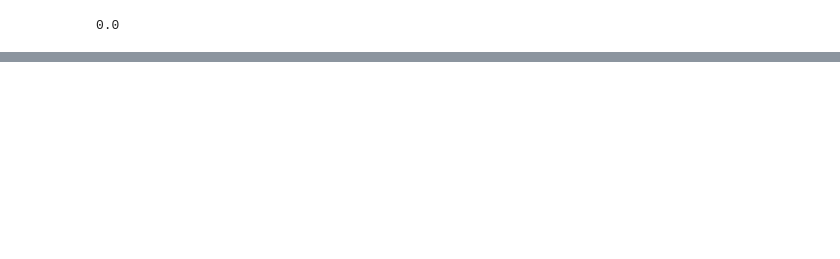
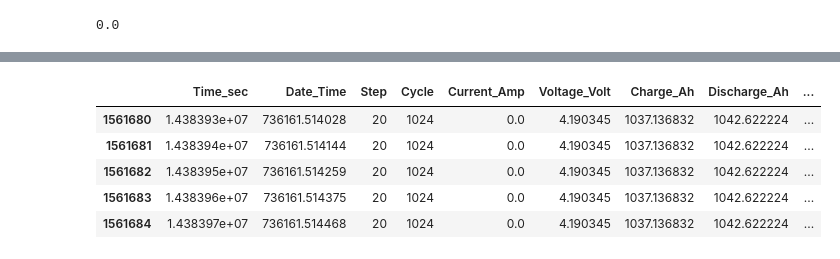
Before and after one commit to chintanp/BattDeg, a Jupyter notebook: scripts/data_exploration.ipynb, the cells around one changed output, grey strips where cells are left out. Saved outputs shown, nothing was run; the diff lists cells and outputs as text; code cells hidden in the pictures; blank space fills up the shorter version.

```diff
--- a/scripts/data_exploration.ipynb
+++ b/scripts/data_exploration.ipynb
@@ -359,0 +372,9 @@ plt.plot(df_pl12_indexed['Capacity_cycle_Ah'])
+# %%
+dff_pl14.tail()
+# %% [output]
+|  | Time_sec | Date_Time | Step | Cycle | Current_Amp | Voltage_Volt | Charge_Ah | Discharge_Ah | ... |
+| 1561680 | 1.438393e+07 | 736161.514028 | 20 | 1024 | 0.0 | 4.190345 | 1037.136832 | 1042.622224 | ... |
+| 1561681 | 1.438394e+07 | 736161.514144 | 20 | 1024 | 0.0 | 4.190345 | 1037.136832 | 1042.622224 | ... |
+| 1561682 | 1.438395e+07 | 736161.514259 | 20 | 1024 | 0.0 | 4.190345 | 1037.136832 | 1042.622224 | ... |
+| 1561683 | 1.438396e+07 | 736161.514375 | 20 | 1024 | 0.0 | 4.190345 | 1037.136832 | 1042.622224 | ... |
+| 1561684 | 1.438397e+07 | 736161.514468 | 20 | 1024 | 0.0 | 4.190345 | 1037.136832 | 1042.622224 | ... |
```
Also changed, not shown: parts of 28 cells of this notebook, 22 other files.
